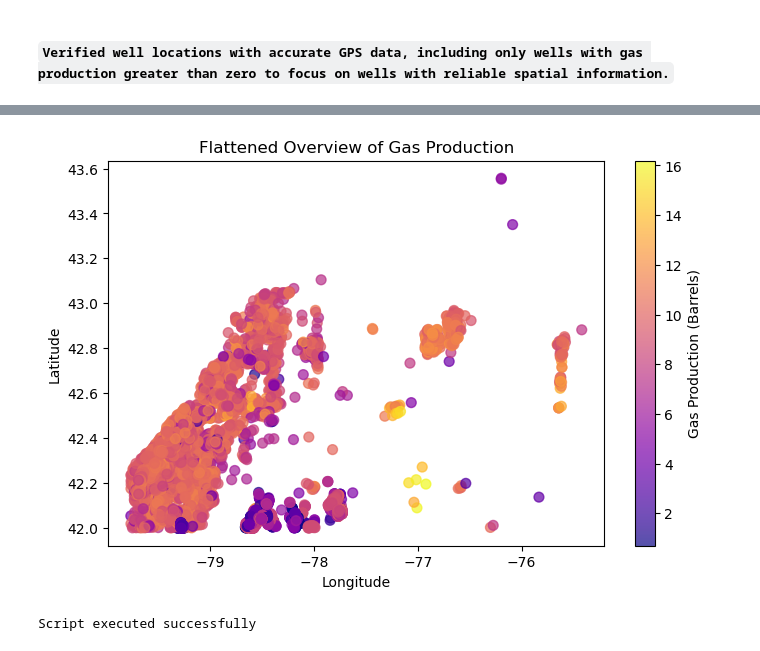
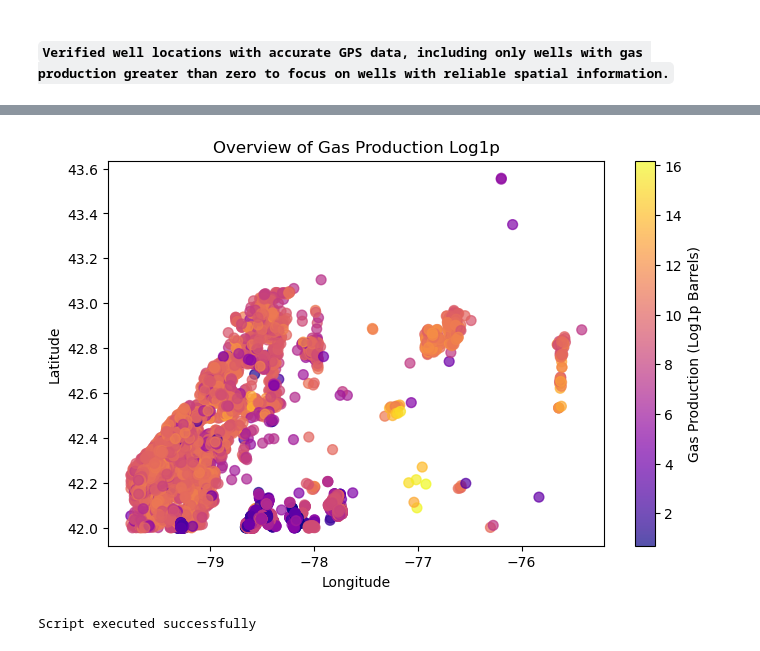
Before and after one commit to mrhussaink7/nys-gas-potential, a Jupyter notebook: code/data_preparation.ipynb, the cells around one changed output, grey strips where cells are left out. Saved outputs shown, nothing was run; the diff lists cells and outputs as text; code cells hidden in the pictures.

```diff
--- a/code/data_preparation.ipynb
+++ b/code/data_preparation.ipynb
@@ -190,6 +190,16 @@ df = df[
     (df['Well_Type'] == 'DH') |
     (df['Well_Type'] == 'GE')
 ].copy()
+
+df['Well_Type'] = df['Well_Type'].map({
+    'OD': 'oil development',
+    'GD': 'gas development',
+    'OW': 'oil wildcat',
+    'GE': 'gas extension',
+    'DW': 'dry wildcat',
+    'GW': 'gas wildcat',
+    'OE': 'oil extension' })
+
 print(df['Well_Type'].unique())
 print(df.shape)
 # %% [output]
@@ -210,6 +221,14 @@ df = df[
     (df['Well_Status'] == 'PA') |
     (df['Well_Status'] == 'TR')
 ].copy()
+
+df['Well_Status'] = df['Well_Status'].map({
+    'IN': 'inactive',
+    'AC': 'active',
+    'PA': 'plugged abandoned',
+    'SI': 'shut in',
+    'DC': 'drilling complete' })
+
 print(df['Well_Status'].unique())
 print(df.shape)
 # %% [output]
@@ -243,6 +262,4 @@ df.head()
 # %%
 df = df[(df['GasProd'] >= df['GasProd'].quantile(.25)) & df['GasProd'] <= df['GasProd'].quantile(.75)]
-df['GasProd'] = np.log1p(df['GasProd'])
 print(df[['GasProd']].describe())
-print(pd.DataFrame(np.expm1(df[['GasProd']])).describe())
 # %% [output]
@@ -297,7 +305,7 @@ dtype: int64
 df.drop('API_WellNo', axis=1, inplace=True)
 df.drop('Year', axis=1, inplace=True)
 df = df.rename(columns={
-    'GasProd':'gas_log1p',
+    'GasProd':'gas_prod',
     'Well_Type':'well',
     'Well_Status':'status',
     'True_vertical_depth':'depth',
@@ -340,15 +348,15 @@ df.head()
 # %%
 fig, ax = plt.subplots(1, figsize=(8,5))
 corr_plot = ax.scatter(np.array(df['longitude']), np.array(df['latitude']),
-                       s=50, c=np.array(df['gas_log1p']).flatten(), cmap='plasma', alpha=0.7)
-plt.colorbar(corr_plot).set_label('Gas Production (Barrels)')
-plt.title('Flattened Overview of Gas Production')
+                       s=50, c=np.array(np.log1p(df['gas_prod'])), cmap='plasma', alpha=0.7)
+plt.colorbar(corr_plot).set_label('Gas Production (Log1p Barrels)')
+plt.title('Overview of Gas Production Log1p')
 plt.xlabel('Longitude')
 plt.ylabel('Latitude')
 plt.show()
 plt.close()
 # %% [output]
-[figure, old version]
+[figure, new version]
 # %%
 df.to_csv('../data/clean_gaswells.csv', index=False)
 # %%
```
Also changed, not shown: parts of 6 cells of this notebook, 3 other files.
